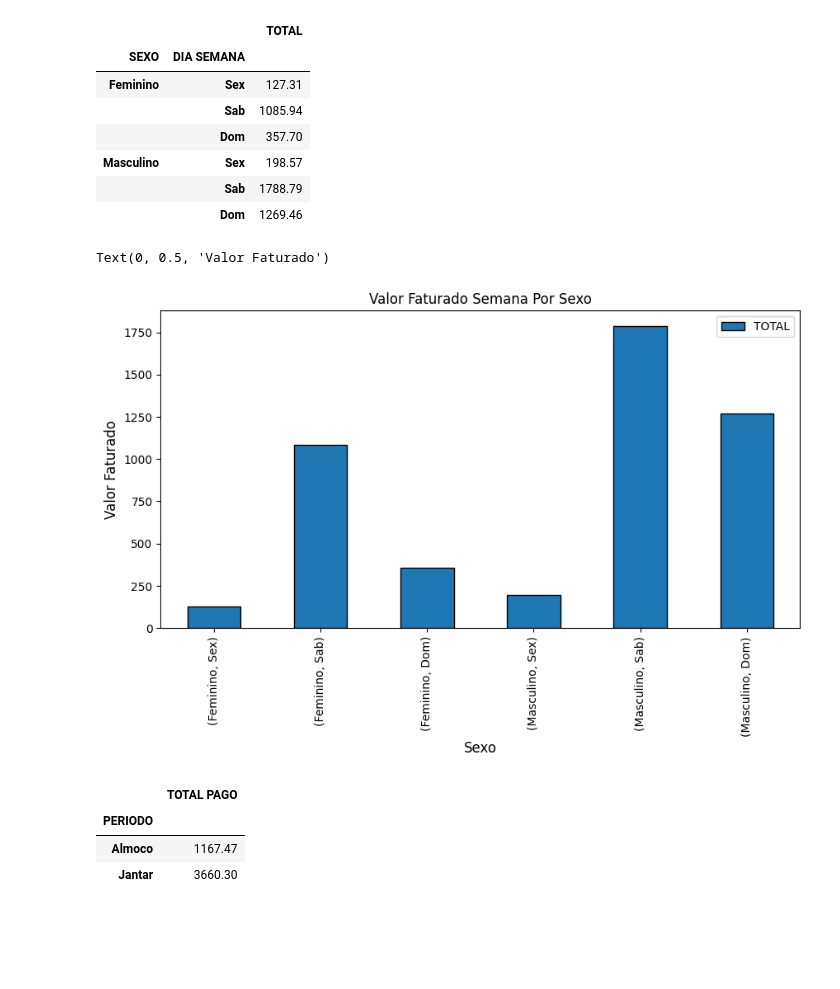
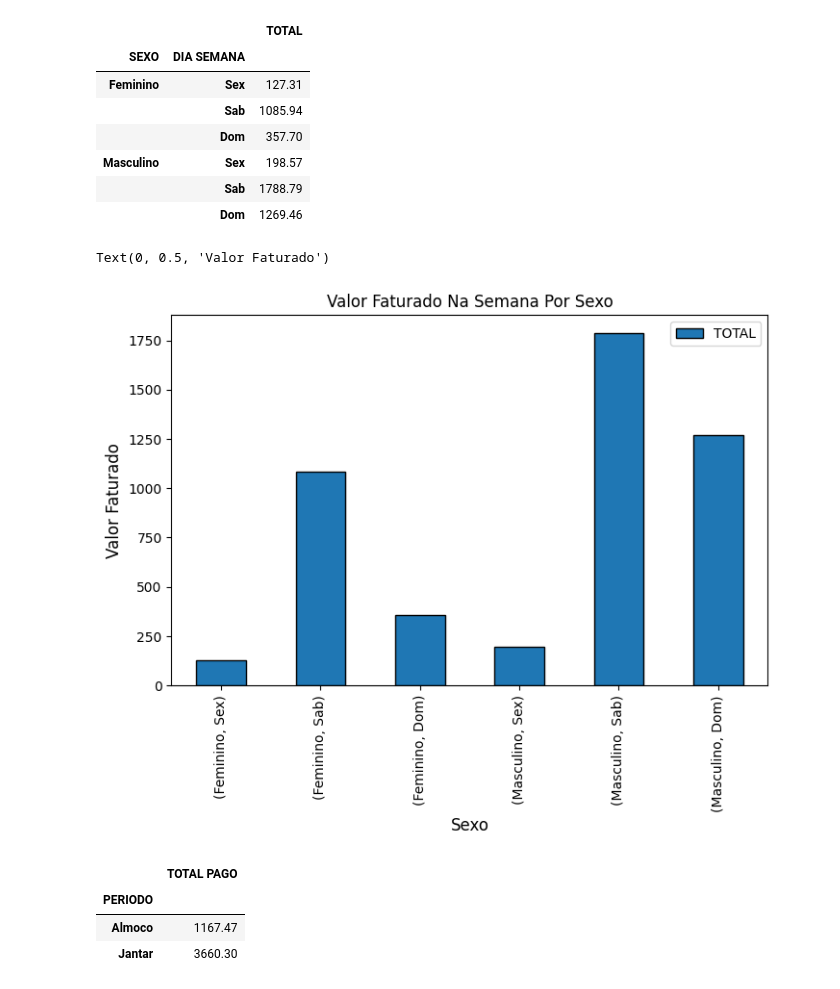
Before and after one commit to trunfo4608/Python-Analise_Restaurante, a Jupyter notebook: Proj_Analise_Dados_Restaurante.ipynb, the cells around one changed output. Drawn from its saved outputs; the diff is of its cells as text; code cells hidden in the pictures; blank space fills up the shorter version.

```diff
--- a/Proj_Analise_Dados_Restaurante.ipynb
+++ b/Proj_Analise_Dados_Restaurante.ipynb
@@ -225,13 +232,13 @@ sub_set_sexo_valorpago_diasemana
 |  | Sab | 1788.79 |
 |  | Dom | 1269.46 |
 # %%
-sub_set_sexo_valorpago_diasemana.plot(kind='bar',figsize=(10,5),ec='k')
-plt.title('Valor Faturado Semana Por Sexo')
+sub_set_sexo_valorpago_diasemana.plot(kind='bar',figsize=(8,5),ec='k')
+plt.title('Valor Faturado Na Semana Por Sexo')
 plt.xlabel('Sexo', fontsize=12)
 plt.ylabel('Valor Faturado', fontsize=12)
 # %% [output]
 Text(0, 0.5, 'Valor Faturado')
-[figure, old version]
+[figure, new version]
 # %%
 df_selecionado_periodo = sub_set.groupby(by=['PERIODO'])['TOTAL PAGO'].sum()
 
```
Also changed, not shown: parts of 4 cells of this notebook.
